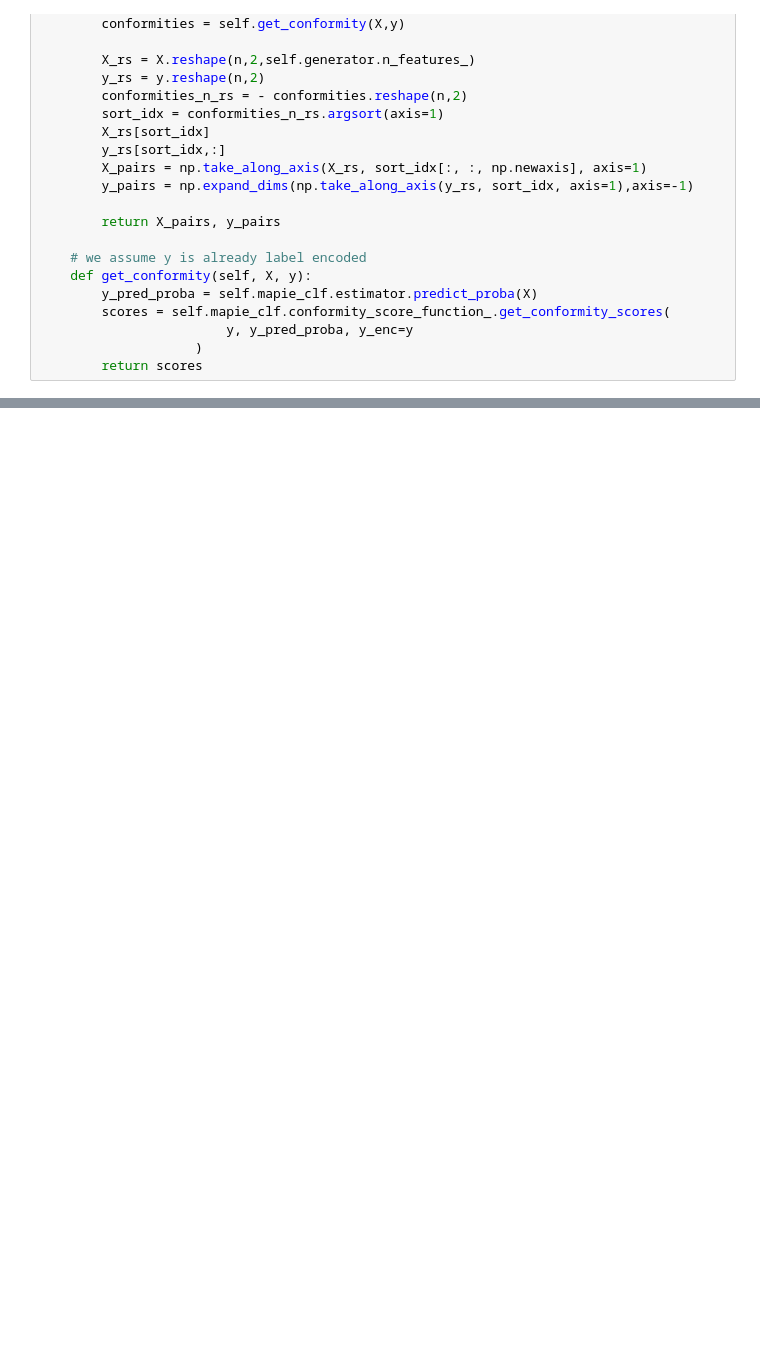
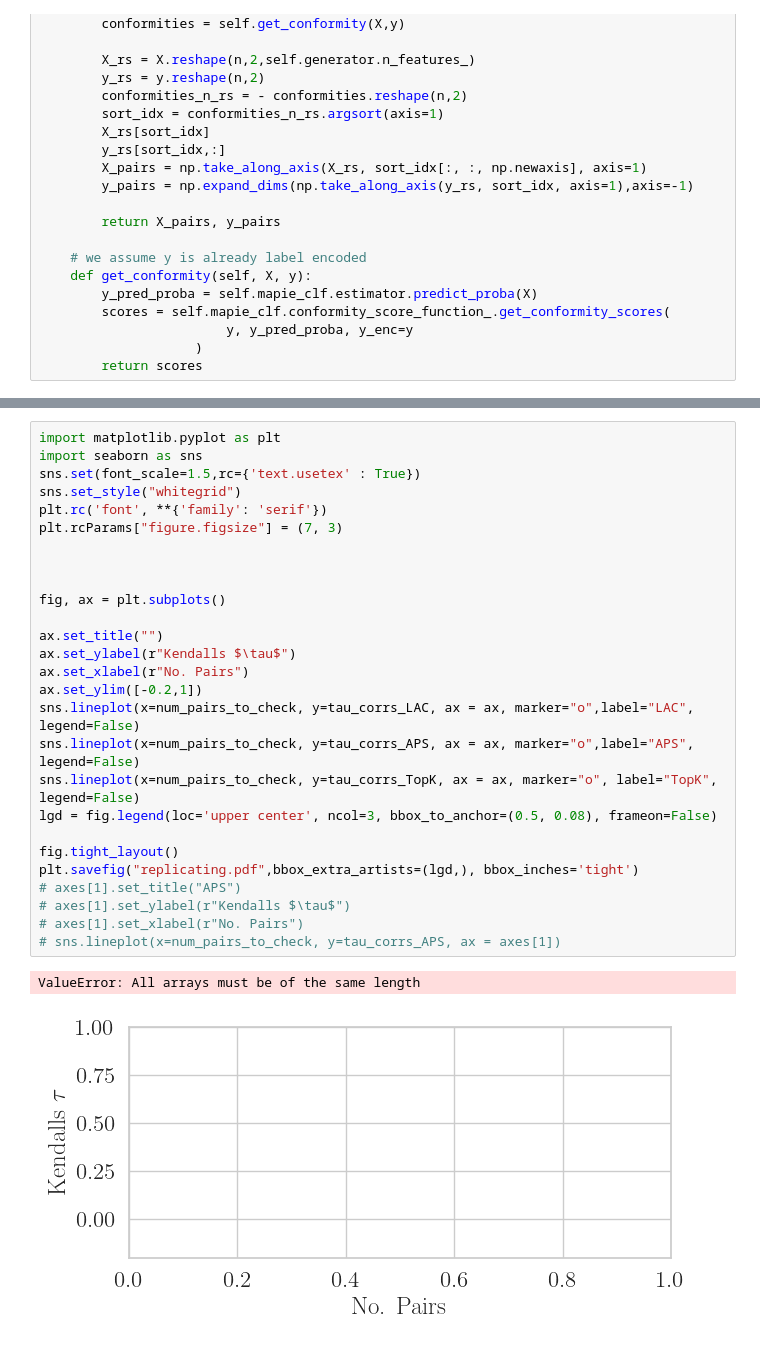
Before and after one commit to yunjinnkim/preference-based-cp, a Jupyter notebook: notebooks/learning_conformity_scores dyadic.ipynb, the cells around one changed output, grey strips where cells are left out. Cells and saved outputs as stored; diff of their text form; blank space fills up the shorter version.

```diff
--- a/notebooks/learning_conformity_scores dyadic.ipynb
+++ b/notebooks/learning_conformity_scores dyadic.ipynb
@@ -308,0 +427,30 @@ SignificanceResult(statistic=0.7374804905239688, pvalue=6.679304548435895e-81)
+# %%
+import matplotlib.pyplot as plt
+import seaborn as sns
+sns.set(font_scale=1.5,rc={'text.usetex' : True})
+sns.set_style("whitegrid")
+plt.rc('font', **{'family': 'serif'})
+plt.rcParams["figure.figsize"] = (7, 3)
+
+
+
+fig, ax = plt.subplots()
+
+ax.set_title("")
+ax.set_ylabel(r"Kendalls $\tau$")
+ax.set_xlabel(r"No. Pairs")
+ax.set_ylim([-0.2,1])
+sns.lineplot(x=num_pairs_to_check, y=tau_corrs_LAC, ax = ax, marker="o",label="LAC", legend=False)
+sns.lineplot(x=num_pairs_to_check, y=tau_corrs_APS, ax = ax, marker="o",label="APS", legend=False)
+sns.lineplot(x=num_pairs_to_check, y=tau_corrs_TopK, ax = ax, marker="o", label="TopK", legend=False)
+lgd = fig.legend(loc='upper center', ncol=3, bbox_to_anchor=(0.5, 0.08), frameon=False)
+
+fig.tight_layout()
+plt.savefig("replicating.pdf",bbox_extra_artists=(lgd,), bbox_inches='tight')
+# axes[1].set_title("APS")
+# axes[1].set_ylabel(r"Kendalls $\tau$")
+# axes[1].set_xlabel(r"No. Pairs")
+# sns.lineplot(x=num_pairs_to_check, y=tau_corrs_APS, ax = axes[1])
+# %% [output]
+ValueError: All arrays must be of the same length
+[figure, added]
```
Also changed, not shown: parts of 9 cells of this notebook, 3 other files.
